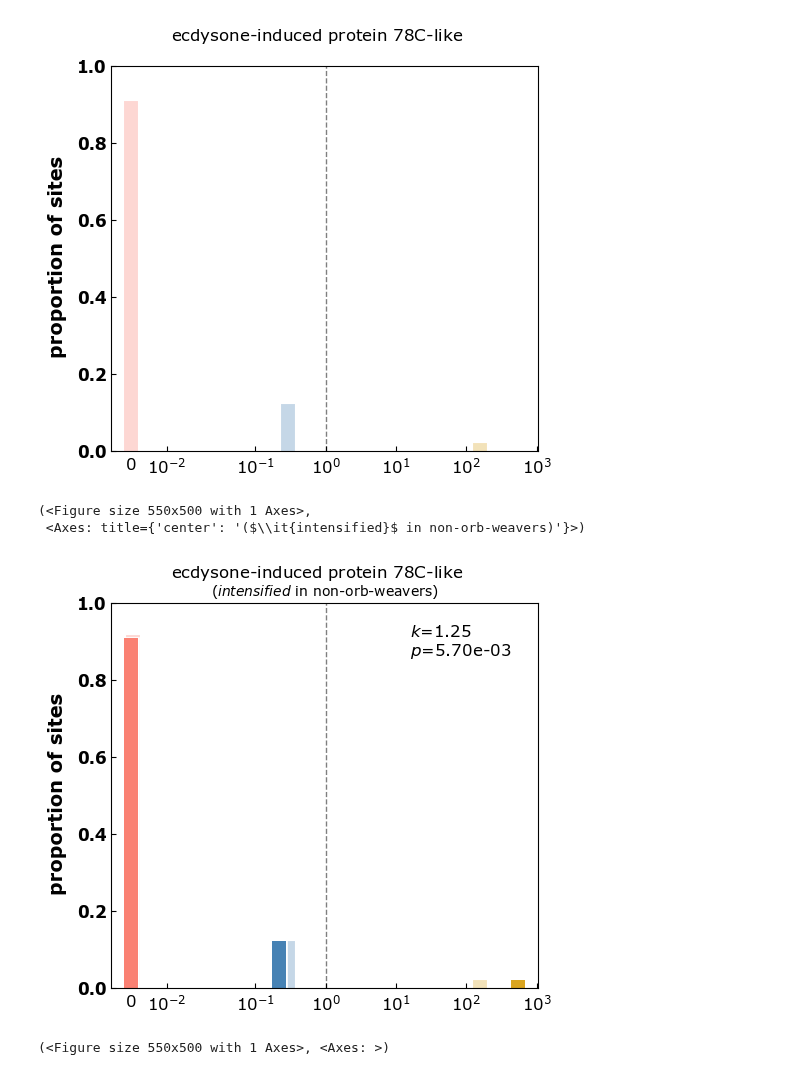
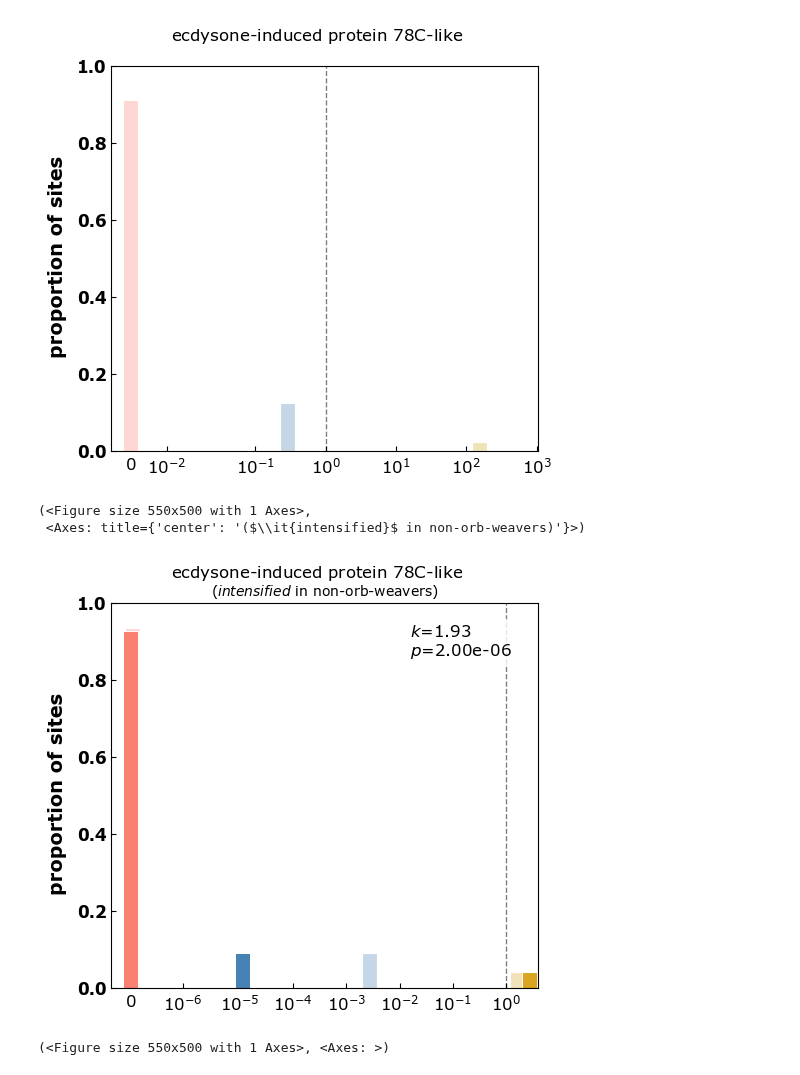
Before and after one commit to GordusLab/orb-selection, a Jupyter notebook: scripts/Hyphy Omega Plots.ipynb, the cells around one changed output. Drawn from its saved outputs; the diff is of its cells as text; code cells hidden in the pictures.

Commit message:
update supplementary tables and figures

```diff
--- a/scripts/Hyphy Omega Plots.ipynb
+++ b/scripts/Hyphy Omega Plots.ipynb
@@ -215,18 +215,18 @@ plot_omega_single_gene(
 # %%
 plot_omega_single_gene(
     relax_df_fltrd,
-    'N5.HOG0048857',
+    'N5.HOG0037767',
     suptitle = 'ecdysone-induced protein 78C-like',
     subtitle="(" + r"$\it{intensified}$" +  " in non-orb-weavers)",
     offset_zero=True,
     k=True,
     # filename=str(figures + 'figure_3/relax_ecdysone_omega_plot.png'),
     transparent=False
     )
 # %% [output]
 (<Figure size 550x500 with 1 Axes>,
  <Axes: title={'center': '($\\it{intensified}$ in non-orb-weavers)'}>)
-[figure, old version]
+[figure, new version]
 # %%
 plot_omega_single_gene(
     busted_ph_df_fltrd,
```
Also changed, not shown: parts of 4 cells of this notebook, 19 other files.
